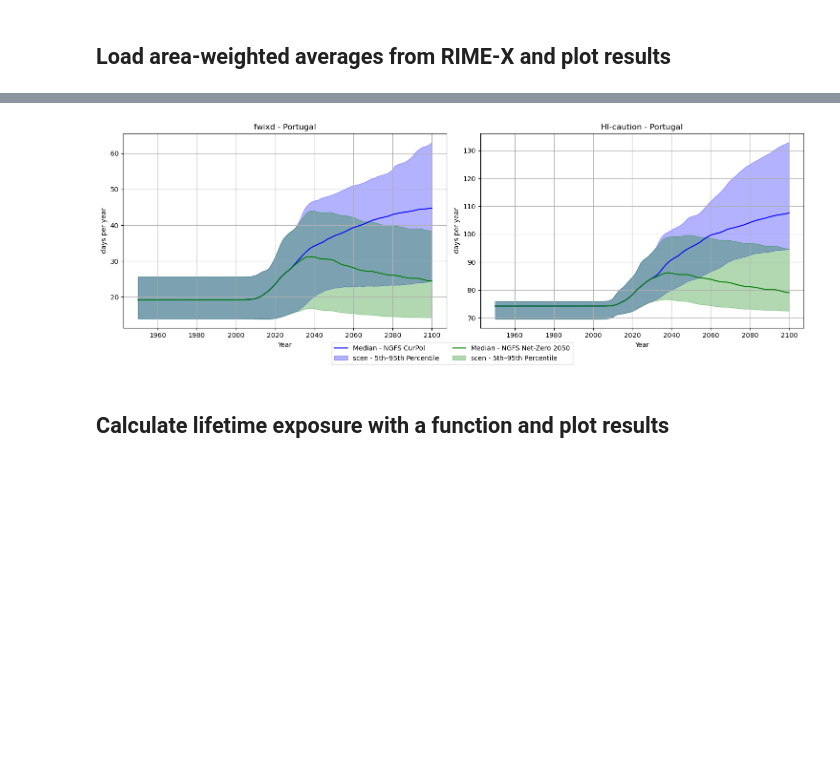
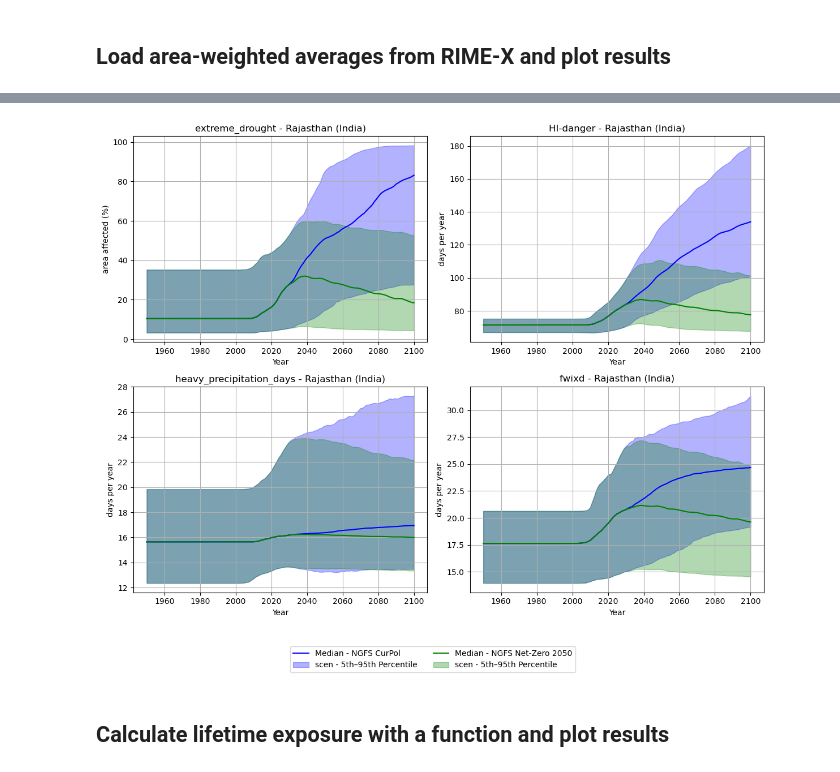
Before and after one commit to rosapietroiusti/dem4cli, a Jupyter notebook: notebooks/dem4cli-rime-x.ipynb, the cells around one changed output, grey strips where cells are left out. Cells and saved outputs as stored; diff of their text form; code cells hidden in the pictures; blank space fills up the shorter version.

```diff
--- a/notebooks/dem4cli-rime-x.ipynb
+++ b/notebooks/dem4cli-rime-x.ipynb
@@ -41,3 +41,6 @@ flags
  'GMT_mapping': 'year_to_year',
  'cohort_sizes_source': 'UNWPP2024',
  'countrymask': 'shapefile'}
+# %%
+country = 'India'
+state = 'Rajasthan'
@@ -171,0 +178,3 @@ df_ts_quantiles
+# %%
+df_ts_quantiles = pd.read_csv(path_csvfile)
+df_ts_quantiles
@@ -230,10 +263,14 @@ df_ts_quantiles_melted = df_ts_quantiles.melt(
         ('year', '')       # Preserve the year column
     ],
     value_vars=[
+        ('extreme_drought', 'NGFS CurPol'),
+        ('extreme_drought', 'NGFS Net-Zero 2050'),
+        ('HI-danger', 'NGFS CurPol'),
+        ('HI-danger', 'NGFS Net-Zero 2050'),
+        ('heavy_precipitation_days', 'NGFS CurPol'),
+        ('heavy_precipitation_days', 'NGFS Net-Zero 2050'),
         ('fwixd', 'NGFS CurPol'),
-        ('fwixd', 'NGFS Net-Zero 2050'),
-        ('HI-caution', 'NGFS CurPol'),
-        ('HI-caution', 'NGFS Net-Zero 2050')
+        ('fwixd', 'NGFS Net-Zero 2050')
     ],
     var_name=['indicator', 'scenario'],
     value_name='value'
@@ -265,43 +302,51 @@ tick_interval = 20 # set interval for x axis tick for plotting
 low_quantile = 0.05
 high_quantile = 1 - low_quantile
 
 # Get unique indicators
-indicators = df_ts_quantiles_melted['indicator'].unique()
-scenarios = df_ts_quantiles_melted['scenario'].unique()
+indicator_list = df_ts_quantiles_melted['indicator'].unique()
+scenario_list = df_ts_quantiles_melted['scenario'].unique()
 
-fig, axs = plt.subplots(nrows=1, ncols=2, figsize=(15, 5))
-axs = axs.flatten() if len(indicators) > 1 else [axs]
+fig, axs = plt.subplots(nrows=2, ncols=2, figsize=(12, 9))
+axs = axs.flatten() if len(indicator_list) > 1 else [axs]
 
-for ind_index, ind in enumerate(indicators):
+for ind_index, ind in enumerate(indicator_list):
 
  # Filter data for the current indicator
     indicator_data = df_ts_quantiles_melted[df_ts_quantiles_melted['indicator'] == ind]
 
     # Loop through each scenario
-    for scen_index, scen in enumerate(scenarios):
+    for scen_index, scen in enumerate(scenario_list):
         # Filter data for the current scenario
         scen_data = indicator_data[indicator_data['scenario'] == scen]
 
         # Plot results
         axs[ind_index].plot(scen_data[scen_data['quantile'] == 0.5]['year'], scen_data[scen_data['quantile'] == 0.5]['value'], label=f'Median - {scen}', color=colors[scen_index])
         axs[ind_index].fill_between(scen_data[scen_data['quantile'] == 0.5]['year'], scen_data[scen_data['quantile'] == low_quantile]['value'], scen_data[scen_data['quantile'] == high_quantile]['value'],
                          color=colors[scen_index], alpha=0.3, label=f'scen - {int(low_quantile*100)}th–{int(high_quantile*100)}th Percentile')
 
      # Set labels, titles and grid
     axs[ind_index].set_xlabel('Year')
-    axs[ind_index].set_ylabel('days per year')
-    axs[ind_index].set_title(f'{ind} - Portugal')
+
+    if ind in ['HI-caution', 'HI-danger', 'fwixd', 'heavy_precipitation_days']:
+        axs[ind_index].set_ylabel('days per year')
+    elif ind in ['extreme_drought']:
+        axs[ind_index].set_ylabel('area affected (%)')
+
+    if country == state:
+        axs[ind_index].set_title(f'{ind} - {country}')
+    else:
+        axs[ind_index].set_title(f'{ind} - {state} ({country})')
     axs[ind_index].grid(True)
     axs[ind_index].xaxis.set_major_locator(MultipleLocator(tick_interval))
 
 # Add a column legend
 handles, labels = axs[ind_index].get_legend_handles_labels()
-fig.legend(handles, labels, loc='lower center', ncol=2, bbox_to_anchor=(0.5, -0.05))
+fig.legend(handles, labels, loc='lower center', ncol=2, bbox_to_anchor=(0.5, -0.1))
 
 plt.tight_layout()
 plt.show()
 # %% [output]
-[figure, old version]
+[figure, new version]
 # %% [markdown]
 ## Calculate lifetime exposure with a function and plot results
 # %%
```
Also changed, not shown: parts of 16 cells of this notebook, 2 other files.
